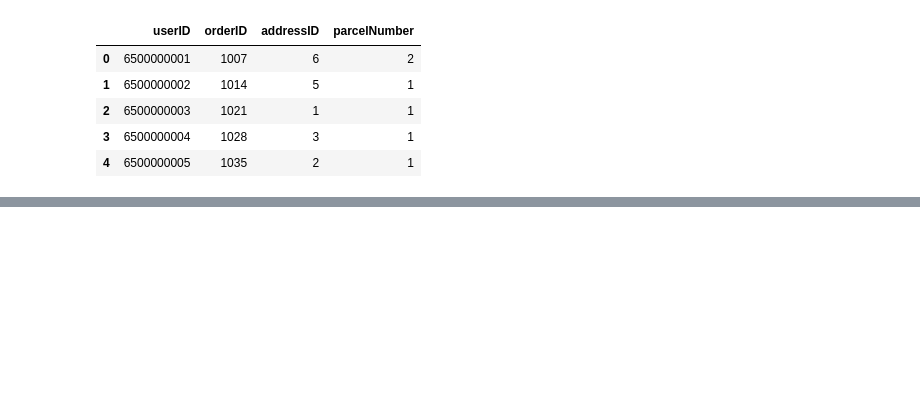
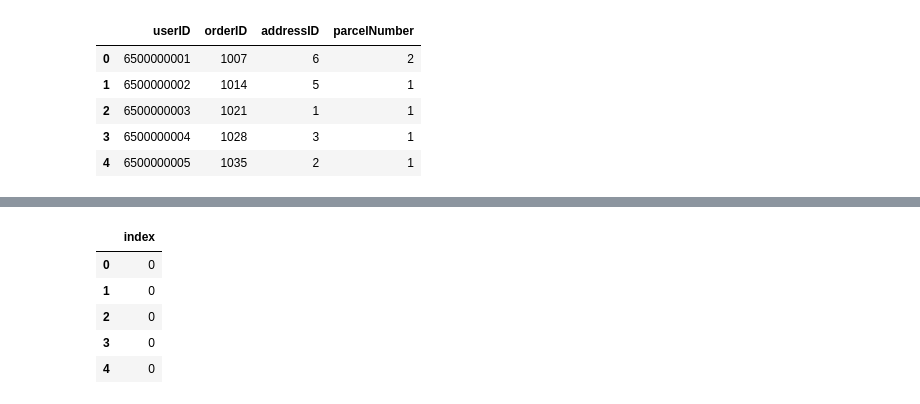
Before and after one commit to mcbebu/ALTER-TABLE, a Jupyter notebook: delivery-data/generate-delivery-data.ipynb, the cells around one changed output, grey strips where cells are left out. Drawn from its saved outputs; the diff is of its cells as text; code cells hidden in the pictures; blank space fills up the shorter version.

```diff
--- a/delivery-data/generate-delivery-data.ipynb
+++ b/delivery-data/generate-delivery-data.ipynb
@@ -40,0 +64,12 @@ df.head()
+# %%
+df_new = pd.DataFrame({"index":np.array([0 for _ in range(100)])})
+# df_new["timeEstimation"] = df.apply(lambda x: time_estimation(cumTime[order[x.addressID]], order[x.addressID], cumCustomer[x.addressID]), axis=1)
+# df_new["ggmap_time"] = df.apply(lambda x: cumTime[order[x.addressID]], axis=1)
+df_new.head()
+# %% [output]
+|  | index |
+| 0 | 0 |
+| 1 | 0 |
+| 2 | 0 |
+| 3 | 0 |
+| 4 | 0 |
```
Also changed, not shown: parts of 17 cells of this notebook, 4 other files.
